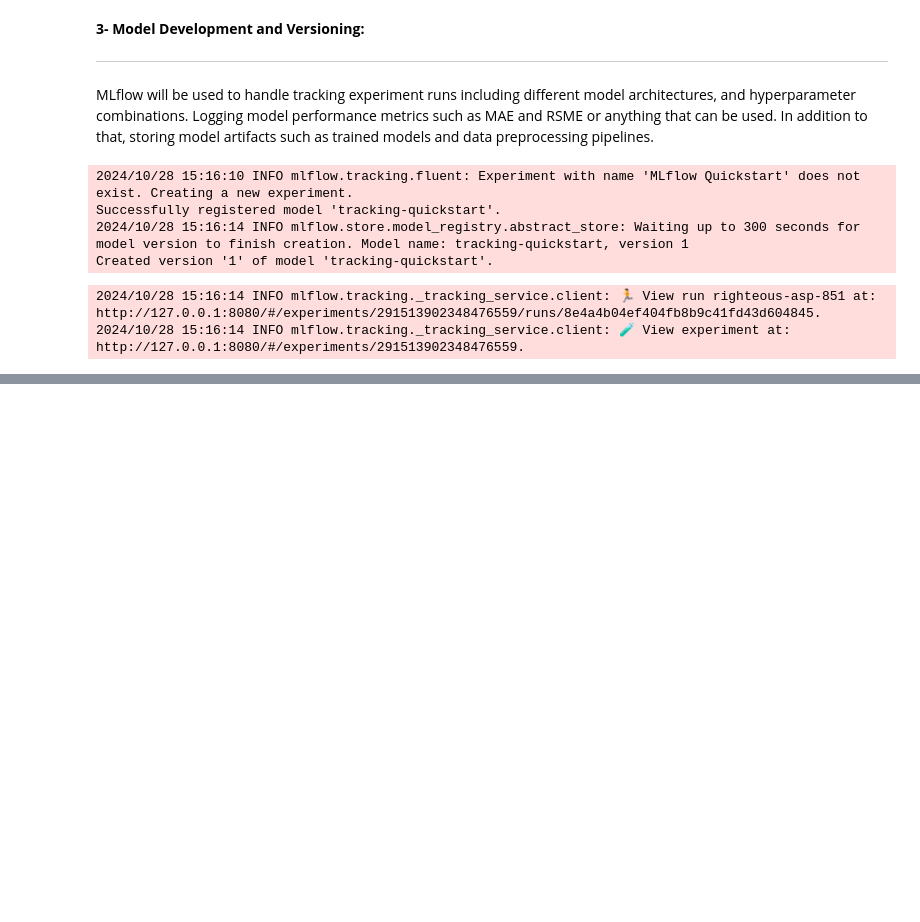
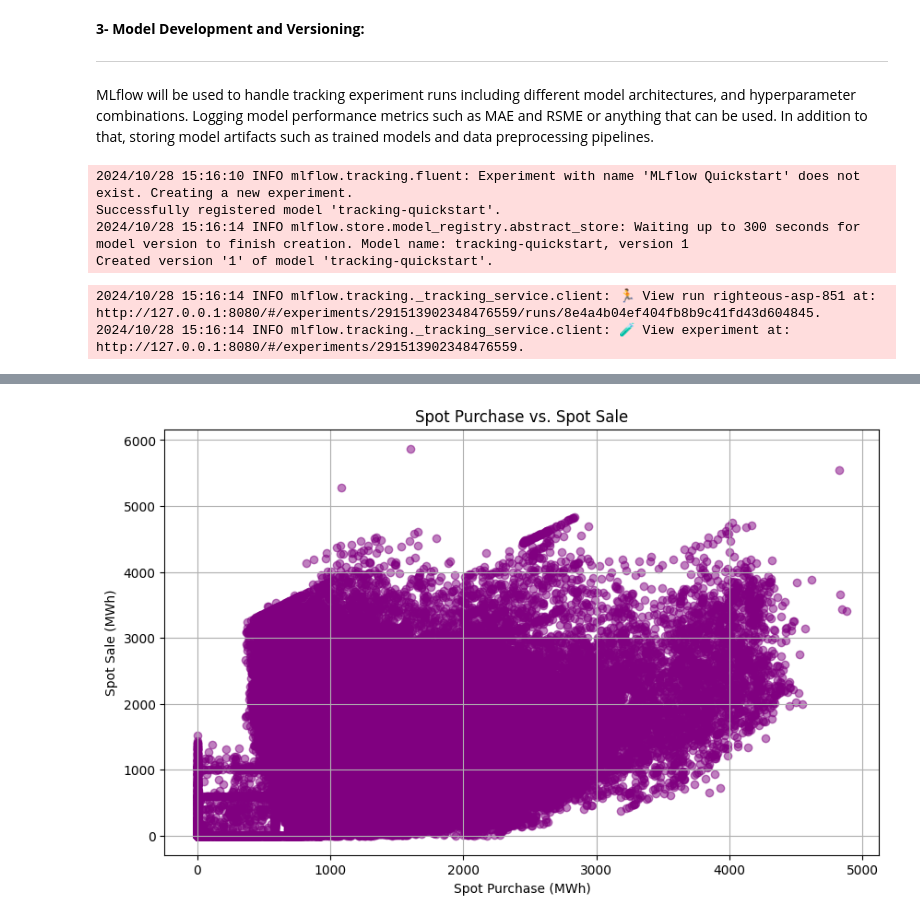
Before and after one commit to mralisoltani/NPEMF, a Jupyter notebook: MLOPs.ipynb, the cells around one changed output, grey strips where cells are left out. Saved outputs shown, nothing was run; the diff lists cells and outputs as text; code cells hidden in the pictures; blank space fills up the shorter version.

```diff
--- a/MLOPs.ipynb
+++ b/MLOPs.ipynb
@@ -389,0 +428,11 @@ Created version '1' of model 'tracking-quickstart'.
+# %%
+# Scatter Plot for Spot Purchases vs. Spot Sales
+plt.figure(figsize=(10, 6))
+plt.scatter(raw_data_1['SpotPurchase'], raw_data_1['SpotSale'], alpha=0.5, color='purple')
+plt.xlabel('Spot Purchase (MWh)')
+plt.ylabel('Spot Sale (MWh)')
+plt.title('Spot Purchase vs. Spot Sale')
+plt.grid()
+plt.show()
+# %% [output]
+[figure, added]
```
Also changed, not shown: parts of 5 cells of this notebook.
